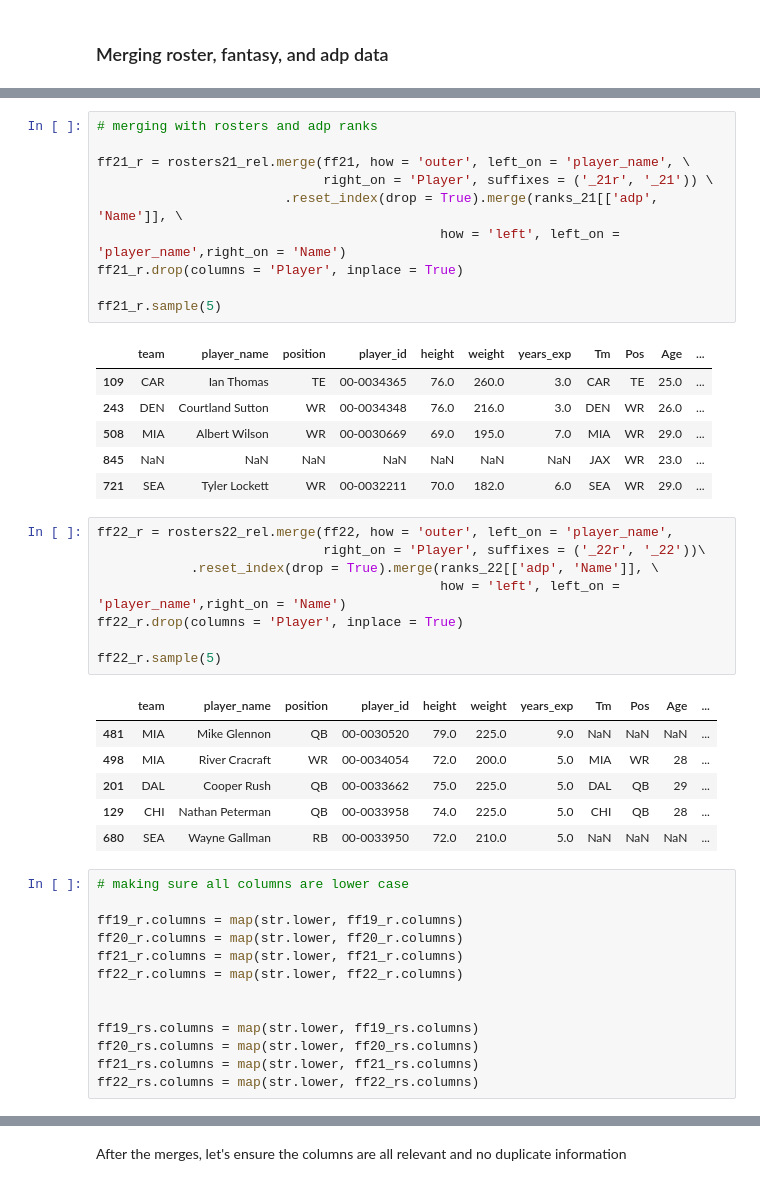
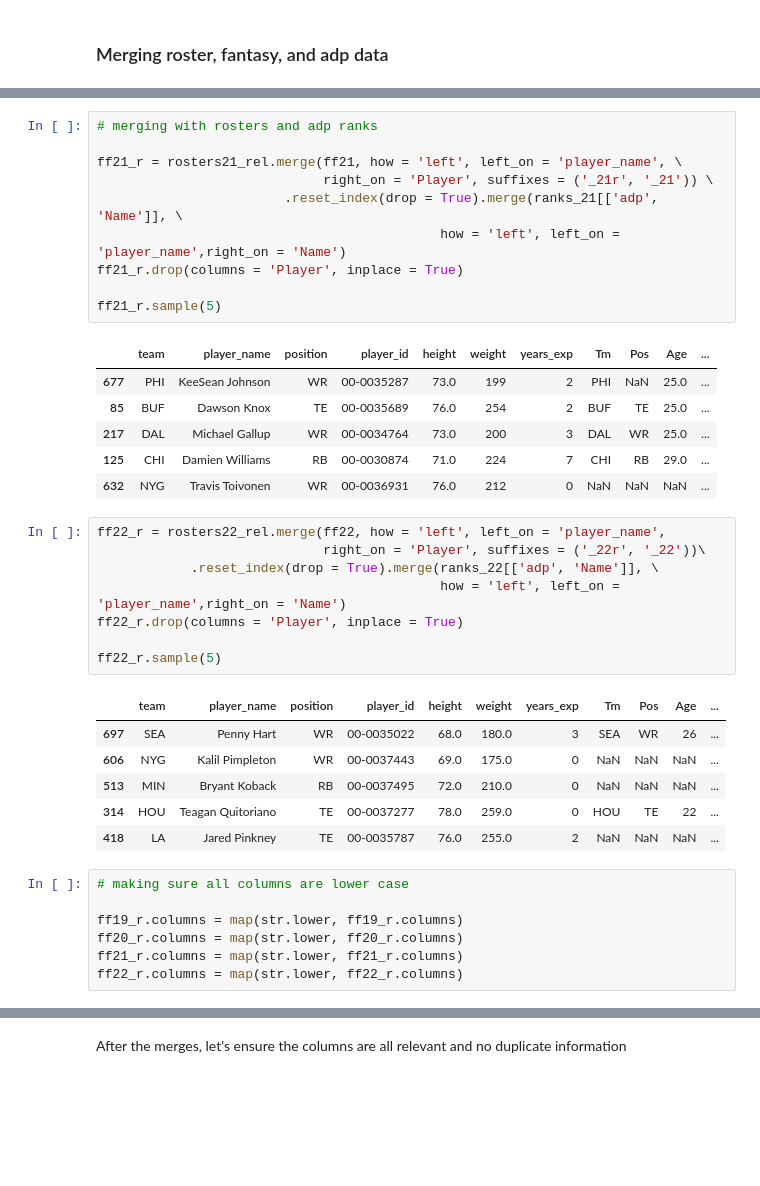
Before and after one commit to stephenkuc/Predicting_Fantasy_Football_Scores, a Jupyter notebook: 1. Fantasy Football - Data Gathering, Cleaning and Joining.ipynb, the cells around one changed output, grey strips where cells are left out. Saved outputs shown, nothing was run; the diff lists cells and outputs as text; blank space fills up the shorter version.

Commit message:
Added Data / Another iterations thru
Added some 2023 data, depth chart data, created new features, and cleaned player names. Added some to models in 4.2. will continue to iterate on those models

```diff
--- a/1. Fantasy Football - Data Gathering, Cleaning and Joining.ipynb
+++ b/1. Fantasy Football - Data Gathering, Cleaning and Joining.ipynb
@@ -923,7 +986,7 @@ ff20_r.shape
 # %%
 # merging with rosters and adp ranks
 
-ff21_r = rosters21_rel.merge(ff21, how = 'outer', left_on = 'player_name', \
+ff21_r = rosters21_rel.merge(ff21, how = 'left', left_on = 'player_name', \
                              right_on = 'Player', suffixes = ('_21r', '_21')) \
                         .reset_index(drop = True).merge(ranks_21[['adp', 'Name']], \
                                             how = 'left', left_on = 'player_name',right_on = 'Name')
@@ -932,26 +995,26 @@ ff21_r.drop(columns = 'Player', inplace = True)
 ff21_r.sample(5)
 # %% [output]
 |  | team | player_name | position | player_id | height | weight | years_exp | Tm | Pos | Age | ... |
-| 109 | CAR | Ian Thomas | TE | 00-0034365 | 76.0 | 260.0 | 3.0 | CAR | TE | 25.0 | ... |
-| 243 | DEN | Courtland Sutton | WR | 00-0034348 | 76.0 | 216.0 | 3.0 | DEN | WR | 26.0 | ... |
-| 508 | MIA | Albert Wilson | WR | 00-0030669 | 69.0 | 195.0 | 7.0 | MIA | WR | 29.0 | ... |
-| 845 | NaN | NaN | NaN | NaN | NaN | NaN | NaN | JAX | WR | 23.0 | ... |
-| 721 | SEA | Tyler Lockett | WR | 00-0032211 | 70.0 | 182.0 | 6.0 | SEA | WR | 29.0 | ... |
+| 677 | PHI | KeeSean Johnson | WR | 00-0035287 | 73.0 | 199 | 2 | PHI | NaN | 25.0 | ... |
+| 85 | BUF | Dawson Knox | TE | 00-0035689 | 76.0 | 254 | 2 | BUF | TE | 25.0 | ... |
+| 217 | DAL | Michael Gallup | WR | 00-0034764 | 73.0 | 200 | 3 | DAL | WR | 25.0 | ... |
+| 125 | CHI | Damien Williams | RB | 00-0030874 | 71.0 | 224 | 7 | CHI | RB | 29.0 | ... |
+| 632 | NYG | Travis Toivonen | WR | 00-0036931 | 76.0 | 212 | 0 | NaN | NaN | NaN | ... |
 # %%
-ff22_r = rosters22_rel.merge(ff22, how = 'outer', left_on = 'player_name',
+ff22_r = rosters22_rel.merge(ff22, how = 'left', left_on = 'player_name',
                              right_on = 'Player', suffixes = ('_22r', '_22'))\
             .reset_index(drop = True).merge(ranks_22[['adp', 'Name']], \
                                             how = 'left', left_on = 'player_name',right_on = 'Name')
 ff22_r.drop(columns = 'Player', inplace = True)
 
 ff22_r.sample(5)
 # %% [output]
 |  | team | player_name | position | player_id | height | weight | years_exp | Tm | Pos | Age | ... |
-| 481 | MIA | Mike Glennon | QB | 00-0030520 | 79.0 | 225.0 | 9.0 | NaN | NaN | NaN | ... |
-| 498 | MIA | River Cracraft | WR | 00-0034054 | 72.0 | 200.0 | 5.0 | MIA | WR | 28 | ... |
-| 201 | DAL | Cooper Rush | QB | 00-0033662 | 75.0 | 225.0 | 5.0 | DAL | QB | 29 | ... |
-| 129 | CHI | Nathan Peterman | QB | 00-0033958 | 74.0 | 225.0 | 5.0 | CHI | QB | 28 | ... |
-| 680 | SEA | Wayne Gallman | RB | 00-0033950 | 72.0 | 210.0 | 5.0 | NaN | NaN | NaN | ... |
+| 697 | SEA | Penny Hart | WR | 00-0035022 | 68.0 | 180.0 | 3 | SEA | WR | 26 | ... |
+| 606 | NYG | Kalil Pimpleton | WR | 00-0037443 | 69.0 | 175.0 | 0 | NaN | NaN | NaN | ... |
+| 513 | MIN | Bryant Koback | RB | 00-0037495 | 72.0 | 210.0 | 0 | NaN | NaN | NaN | ... |
+| 314 | HOU | Teagan Quitoriano | TE | 00-0037277 | 78.0 | 259.0 | 0 | HOU | TE | 22 | ... |
+| 418 | LA | Jared Pinkney | TE | 00-0035787 | 76.0 | 255.0 | 2 | NaN | NaN | NaN | ... |
 # %%
 # making sure all columns are lower case
 
@@ -959,10 +1022,4 @@ ff19_r.columns = map(str.lower, ff19_r.columns)
 ff20_r.columns = map(str.lower, ff20_r.columns)
 ff21_r.columns = map(str.lower, ff21_r.columns)
 ff22_r.columns = map(str.lower, ff22_r.columns)
-
-
-ff19_rs.columns = map(str.lower, ff19_rs.columns)
-ff20_rs.columns = map(str.lower, ff20_rs.columns)
-ff21_rs.columns = map(str.lower, ff21_rs.columns)
-ff22_rs.columns = map(str.lower, ff22_rs.columns)
 # %%
```
Also changed, not shown: parts of 93 cells of this notebook, 3 other files.
